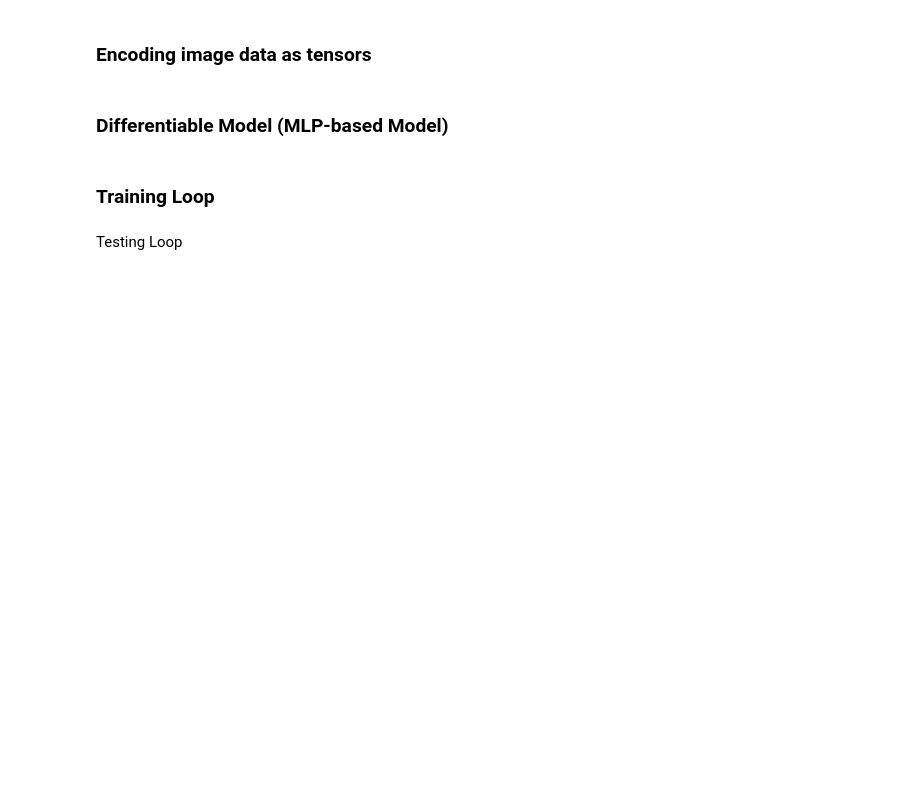
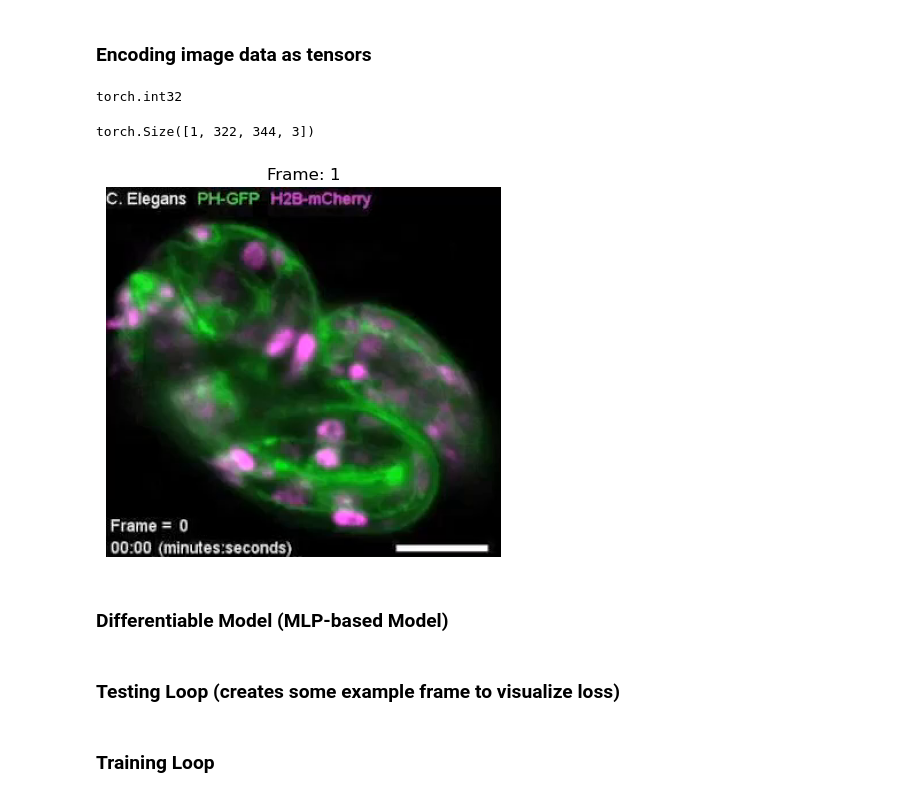
Before and after one commit to martinezdavid12/DMartinez_CILab, a Jupyter notebook: 2D_video.ipynb, the cells around one changed output. Saved outputs shown, nothing was run; the diff lists cells and outputs as text; code cells hidden in the pictures; blank space fills up the shorter version.

```diff
--- a/2D_video.ipynb
+++ b/2D_video.ipynb
@@ -47,7 +60,8 @@ print(props.dtype)
 grid = torch.empty(props.shape[0], props.shape[1], props.shape[2]).to(device)
 
 # Create video tensor
-npVideo = video
+numFrames = 1
+video = video[0:numFrames] # frame selection
 video = torch.tensor(video, dtype=torch.int32).to(device)
 print(video.dtype)
 
@@ -55,11 +69,16 @@ print(video.dtype)
 temp = video.clone()
 X = temp.squeeze(dim=1)
 X.shape
+# %% [output]
+torch.int32
+torch.Size([1, 322, 344, 3])
 # %%
-testFrame = 10
+testFrame = 0
 plt.imshow(video[testFrame].cpu())
 plt.axis(False)
-plt.title("Frame: " + str(testFrame));
+plt.title("Frame: " + str(testFrame + 1));
+# %% [output]
+[figure, added]
 # %% [markdown]
 ### Differentiable Model (MLP-based Model)
 # %%
@@ -100 +119,3 @@ optimizer = torch.optim.Adam(params=model_0.parameters(),
 #list(model_0.parameters())
+# %% [markdown]
+### Testing Loop (creates some example frame to visualize loss)
@@ -148,2 +179,0 @@ a = trainLoop()
-# %% [markdown]
-Testing Loop
```
Also changed, not shown: parts of 12 cells of this notebook.
